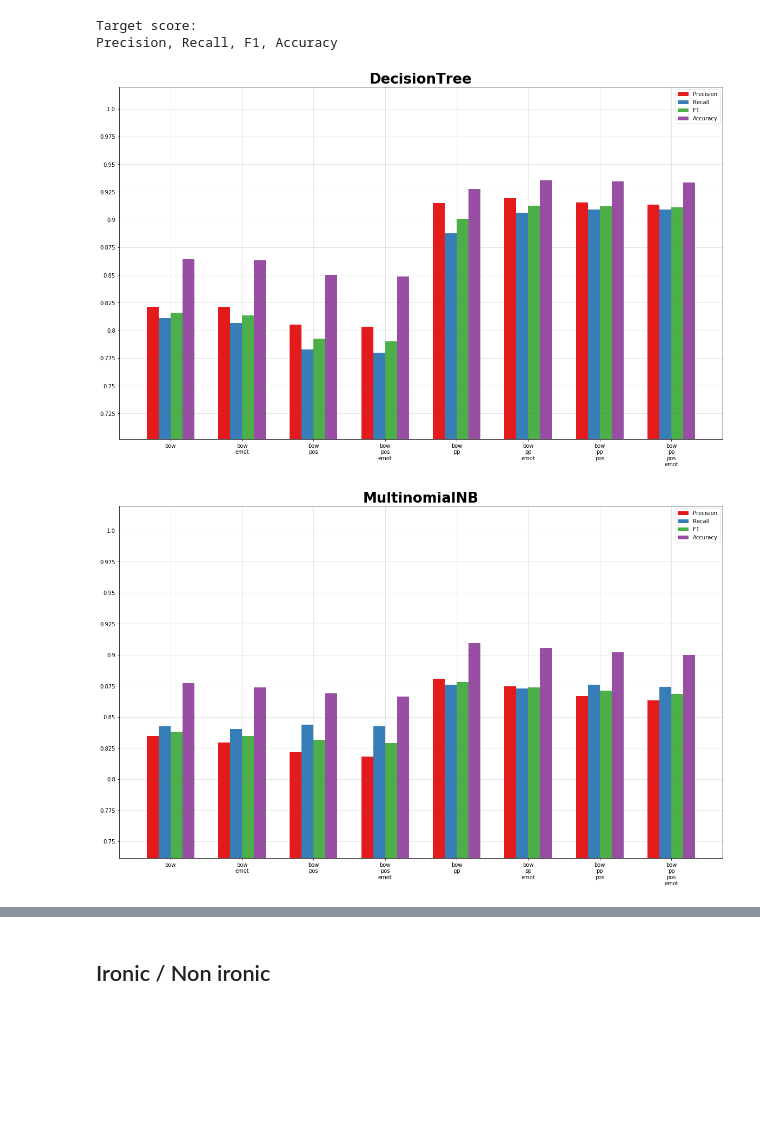
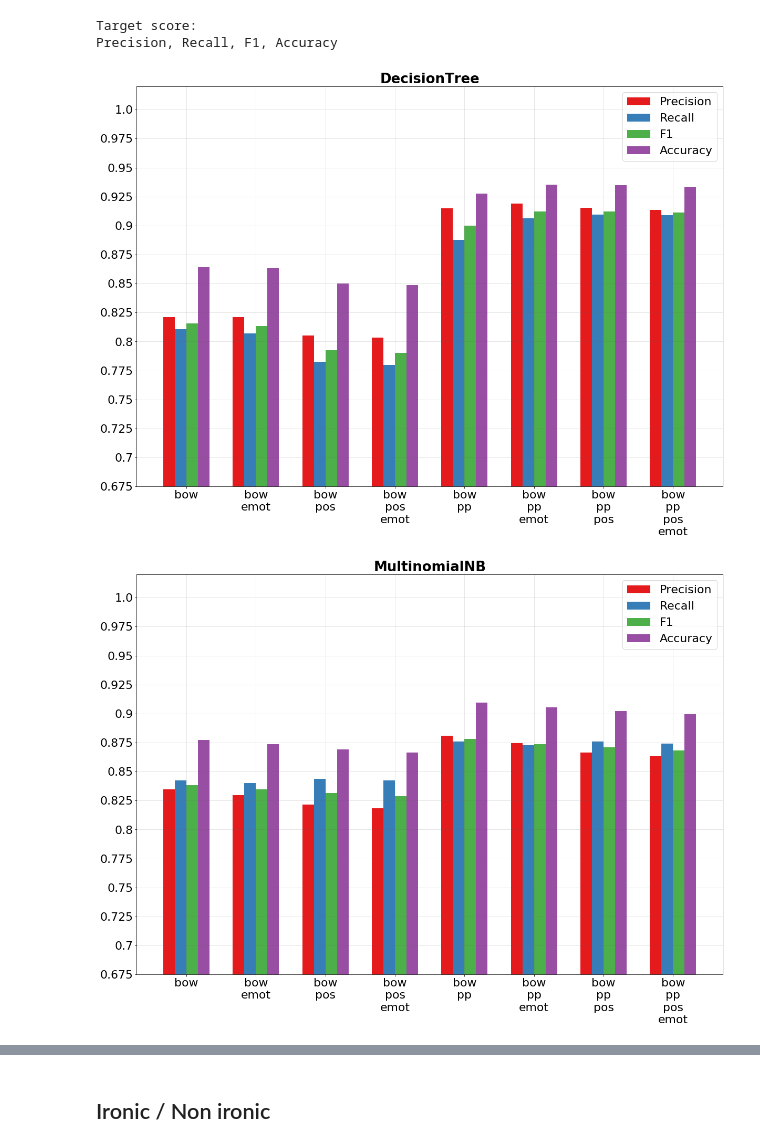
Before and after one commit to gianlucagiudice/irony-detection, a Jupyter notebook: notebooks/report_analysis.ipynb, the cells around one changed output, grey strips where cells are left out. Saved outputs shown, nothing was run; the diff lists cells and outputs as text; code cells hidden in the pictures; blank space fills up the shorter version.

Commit message:
Fix font

```diff
--- a/notebooks/report_analysis.ipynb
+++ b/notebooks/report_analysis.ipynb
@@ -88,8 +88,9 @@ import numpy as np
 
 FONTSIZE = 22
 FONTSIZE_TITLE = 26
-plt.rc('font', size=FONTSIZE)
-plt.rc('axes', titlesize=FONTSIZE)
+Y_SIZE = 14
+plt.rc('font', size=FONTSIZE)          # controls default text sizes
+plt.rc('axes', titlesize=FONTSIZE_TITLE)     # fontsize of the axes title
 colors = get_cmap("Set1").colors
 
 reports_list = ['macro avg.precision', 'macro avg.recall', 'macro avg.f1-score', 'accuracy']
@@ -117,34 +118,35 @@ def evaluate_features_data(classifier):
 	plot_values = np.transpose(np.array(plot_values))
 	return plot_values
 
 def plot_features(plot_values, classifier_name):
 	# Figure
-	fig, ax = plt.subplots(figsize=(20, 12))
+	fig, ax = plt.subplots(figsize=(20, Y_SIZE))
 	bar_width = 0.75
 	indx = np.arange(len(features_list)) * 4.5
 	yndx = [round(x, 3) for x in np.arange(0, 1.05, 0.025)]
 	# Data
 	for i, (values, report, color) in enumerate(zip(plot_values, reports_list, colors)):
 		plt.bar(indx + bar_width * i, values, color=color, width=bar_width, label=report_dict[report])
 	# X axis
 	ax.set_xticks(indx + bar_width * 1.5)
 	ax.set_xticklabels(['\n'.join(features.split('-')) for features in features_list])
 	# Y axis
 	ax.set_yticks(yndx)
 	ax.set_yticklabels(yndx)
-	min_value = np.min(plot_values)
+	#min_value = np.min(plot_values)
+	min_value = 0.75
 	plt.ylim(min_value - min_value * 0.1, 1.02)
 	# Legend
 	ax.legend()
 	# Show
 	plt.title(classifier_name, fontdict={'size': FONTSIZE_TITLE, 'weight':'bold'})
 	plt.grid(b=True, color='#666666', linestyle='-', alpha=0.2)
 	plt.show()
 
 # Plot each classifier
 for classifier in df_bow['classifier'].unique():
 	values = evaluate_features_data(classifier)
 	plot_features(values, classifier)
 # %% [output]
-[figure, old version]
+[figure, new version]
-[figure, old version]
+[figure, new version]
```
Also changed, not shown: parts of 4 cells of this notebook, 3 other files.
